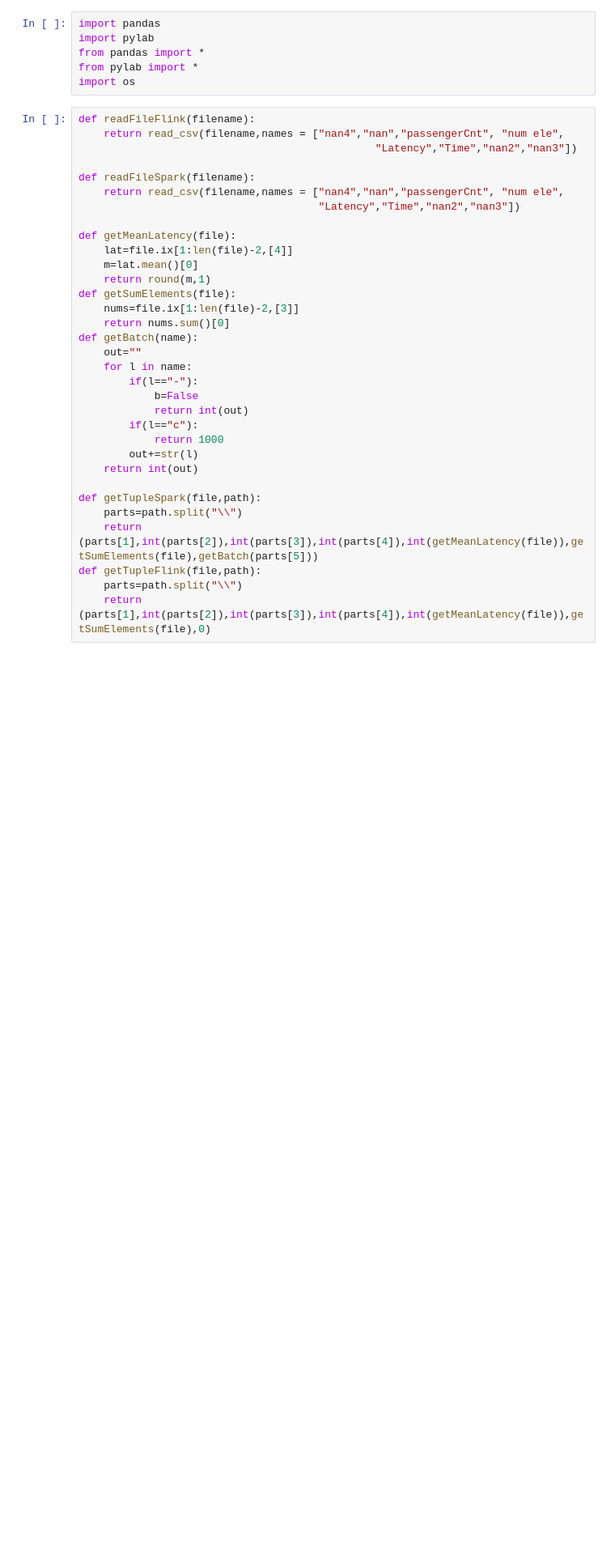
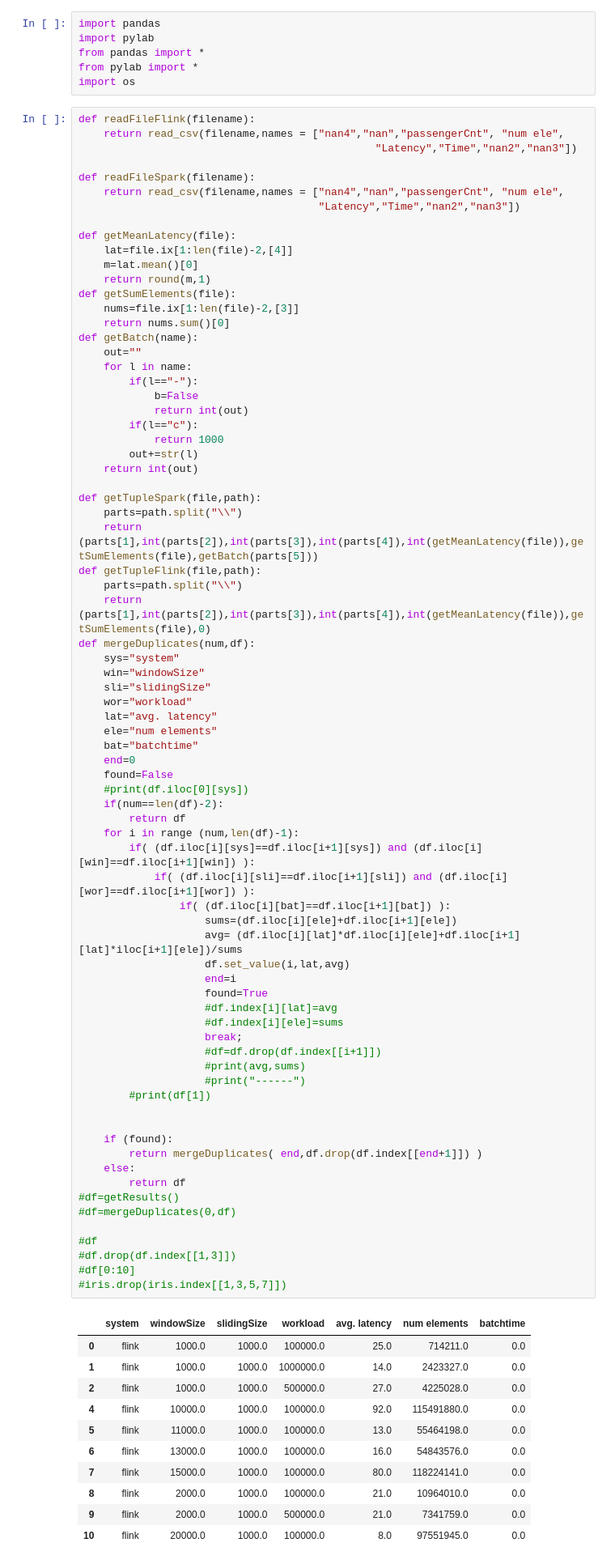
Before and after one commit to plehmann93/bdapro_winagg, a Jupyter notebook: bdapro-winagg/src/main/resources/pandas_test.ipynb, the cells around one changed output. Shown: that part at 81% size. Saved outputs shown, nothing was run; the diff lists cells and outputs as text; blank space fills up the shorter version.

```diff
--- a/bdapro-winagg/src/main/resources/pandas_test.ipynb
+++ b/bdapro-winagg/src/main/resources/pandas_test.ipynb
@@ -10,33 +10,87 @@ def readFileFlink(filename):
                                                "Latency","Time","nan2","nan3"])
 
 def readFileSpark(filename):
     return read_csv(filename,names = ["nan4","nan","passengerCnt", "num ele",
                                       "Latency","Time","nan2","nan3"])
 
 def getMeanLatency(file):
     lat=file.ix[1:len(file)-2,[4]]
     m=lat.mean()[0]
     return round(m,1)
 def getSumElements(file):
     nums=file.ix[1:len(file)-2,[3]]
     return nums.sum()[0]
 def getBatch(name):
     out=""
     for l in name:
         if(l=="-"):
             b=False
             return int(out)
         if(l=="c"):
             return 1000
         out+=str(l)
     return int(out)
 
 def getTupleSpark(file,path):
     parts=path.split("\\")
     return (parts[1],int(parts[2]),int(parts[3]),int(parts[4]),int(getMeanLatency(file)),getSumElements(file),getBatch(parts[5]))
 def getTupleFlink(file,path):
     parts=path.split("\\")
     return (parts[1],int(parts[2]),int(parts[3]),int(parts[4]),int(getMeanLatency(file)),getSumElements(file),0)
+def mergeDuplicates(num,df):
+    sys="system"
+    win="windowSize"
+    sli="slidingSize"
+    wor="workload"
+    lat="avg. latency"
+    ele="num elements"
+    bat="batchtime"
+    end=0
+    found=False
+    #print(df.iloc[0][sys])
+    if(num==len(df)-2):
+        return df
+    for i in range (num,len(df)-1):
+        if( (df.iloc[i][sys]==df.iloc[i+1][sys]) and (df.iloc[i][win]==df.iloc[i+1][win]) ):
+            if( (df.iloc[i][sli]==df.iloc[i+1][sli]) and (df.iloc[i][wor]==df.iloc[i+1][wor]) ):
+                if( (df.iloc[i][bat]==df.iloc[i+1][bat]) ):
+                    sums=(df.iloc[i][ele]+df.iloc[i+1][ele])
+                    avg= (df.iloc[i][lat]*df.iloc[i][ele]+df.iloc[i+1][lat]*iloc[i+1][ele])/sums
+                    df.set_value(i,lat,avg)
+                    end=i
+                    found=True
+                    #df.index[i][lat]=avg
+                    #df.index[i][ele]=sums
+                    break;
+                    #df=df.drop(df.index[[i+1]])
+                    #print(avg,sums)
+                    #print("------")
+        #print(df[1])
+
+
+    if (found):
+        return mergeDuplicates( end,df.drop(df.index[[end+1]]) )
+    else:
+        return df
+#df=getResults()
+#df=mergeDuplicates(0,df)
+
+#df
+#df.drop(df.index[[1,3]])
+#df[0:10]
+#iris.drop(iris.index[[1,3,5,7]])
+# %% [output]
+|  | system | windowSize | slidingSize | workload | avg. latency | num elements | batchtime |
+| 0 | flink | 1000.0 | 1000.0 | 100000.0 | 25.0 | 714211.0 | 0.0 |
+| 1 | flink | 1000.0 | 1000.0 | 1000000.0 | 14.0 | 2423327.0 | 0.0 |
+| 2 | flink | 1000.0 | 1000.0 | 500000.0 | 27.0 | 4225028.0 | 0.0 |
+| 4 | flink | 10000.0 | 1000.0 | 100000.0 | 92.0 | 115491880.0 | 0.0 |
+| 5 | flink | 11000.0 | 1000.0 | 100000.0 | 13.0 | 55464198.0 | 0.0 |
+| 6 | flink | 13000.0 | 1000.0 | 100000.0 | 16.0 | 54843576.0 | 0.0 |
+| 7 | flink | 15000.0 | 1000.0 | 100000.0 | 80.0 | 118224141.0 | 0.0 |
+| 8 | flink | 2000.0 | 1000.0 | 100000.0 | 21.0 | 10964010.0 | 0.0 |
+| 9 | flink | 2000.0 | 1000.0 | 500000.0 | 21.0 | 7341759.0 | 0.0 |
+| 10 | flink | 20000.0 | 1000.0 | 100000.0 | 8.0 | 97551945.0 | 0.0 |
 # %%
 #find all results
 import glob, os
```
Also changed, not shown: parts of 2 cells of this notebook.
